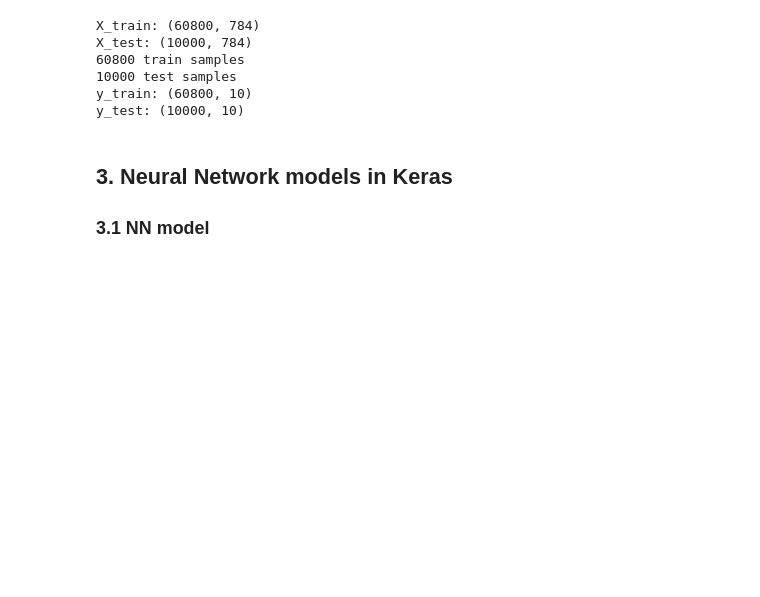
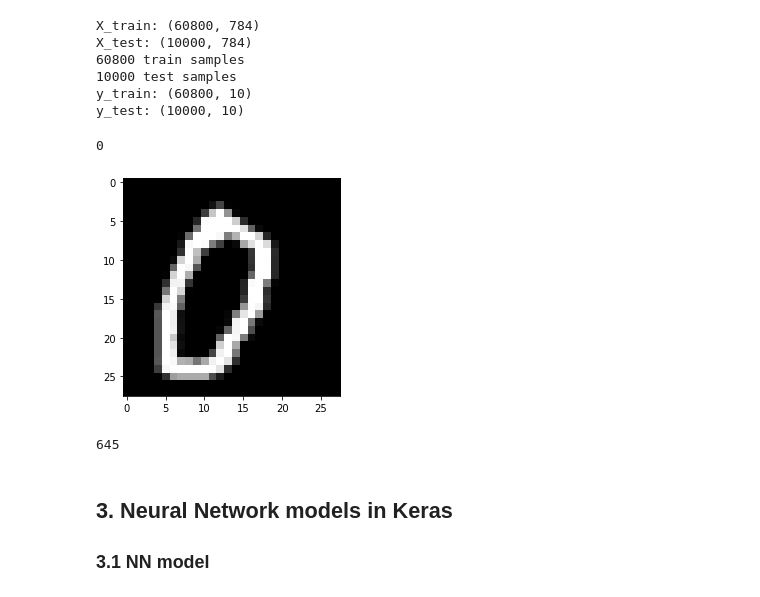
Before and after one commit to ysereda/Springboard, a Jupyter notebook: Capstone3.DigitRecognition_CNN.ipynb, the cells around one changed output. Cells and saved outputs as stored; diff of their text form; code cells hidden in the pictures; blank space fills up the shorter version.

```diff
--- a/Capstone3.DigitRecognition_CNN.ipynb
+++ b/Capstone3.DigitRecognition_CNN.ipynb
@@ -173,6 +173,18 @@ X_test: (10000, 784)
 10000 test samples
 y_train: (60800, 10)
 y_test: (10000, 10)
+# %%
+#### Verify manual labels
+nl=nl+1
+plt.imshow(X_train.reshape(-1,sy,sx)[60000+nl], cmap='gray');
+print(np.argmax(y_train[60000+nl]))
+# %% [output]
+0
+[figure, added]
+# %%
+print(nl)
+# %% [output]
+645
 # %% [markdown]
 ## 3. Neural Network models in Keras
 ### 3.1 NN model
```
Also changed, not shown: parts of 17 cells of this notebook, 1 other file.
